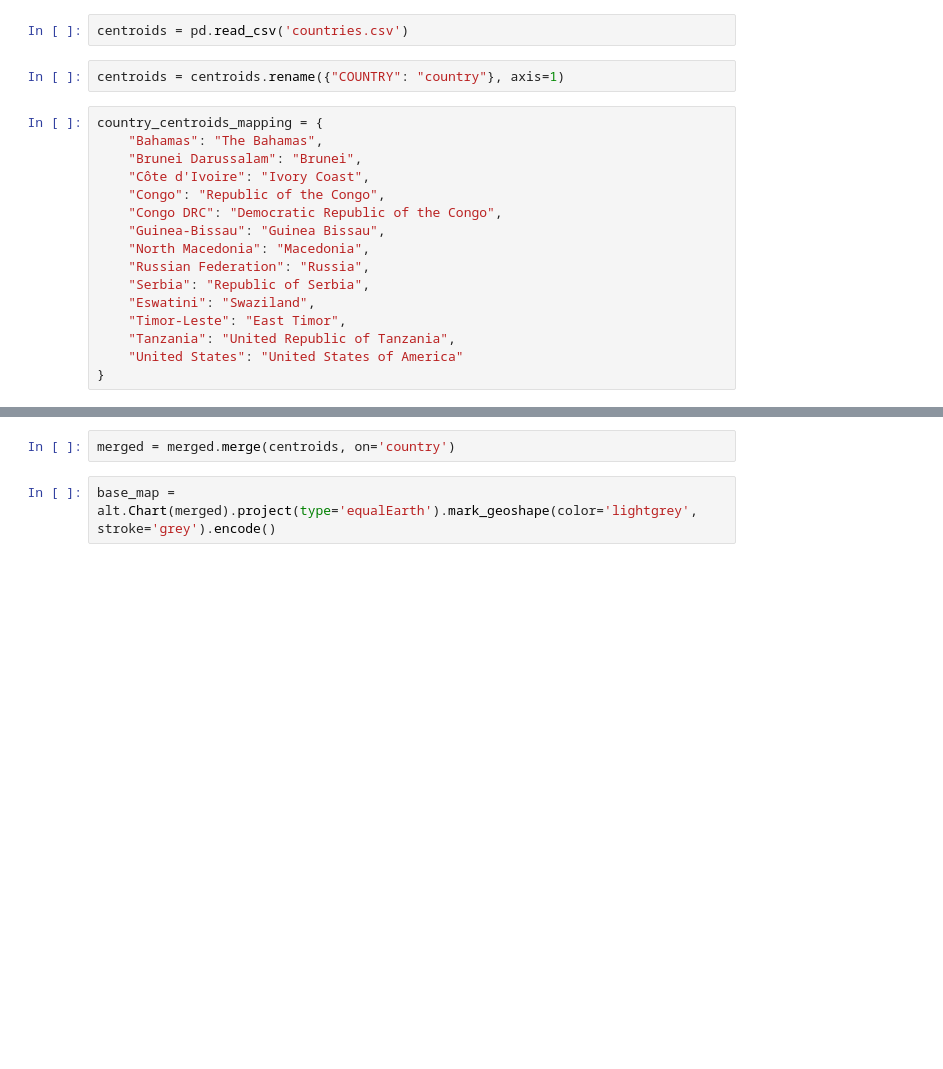
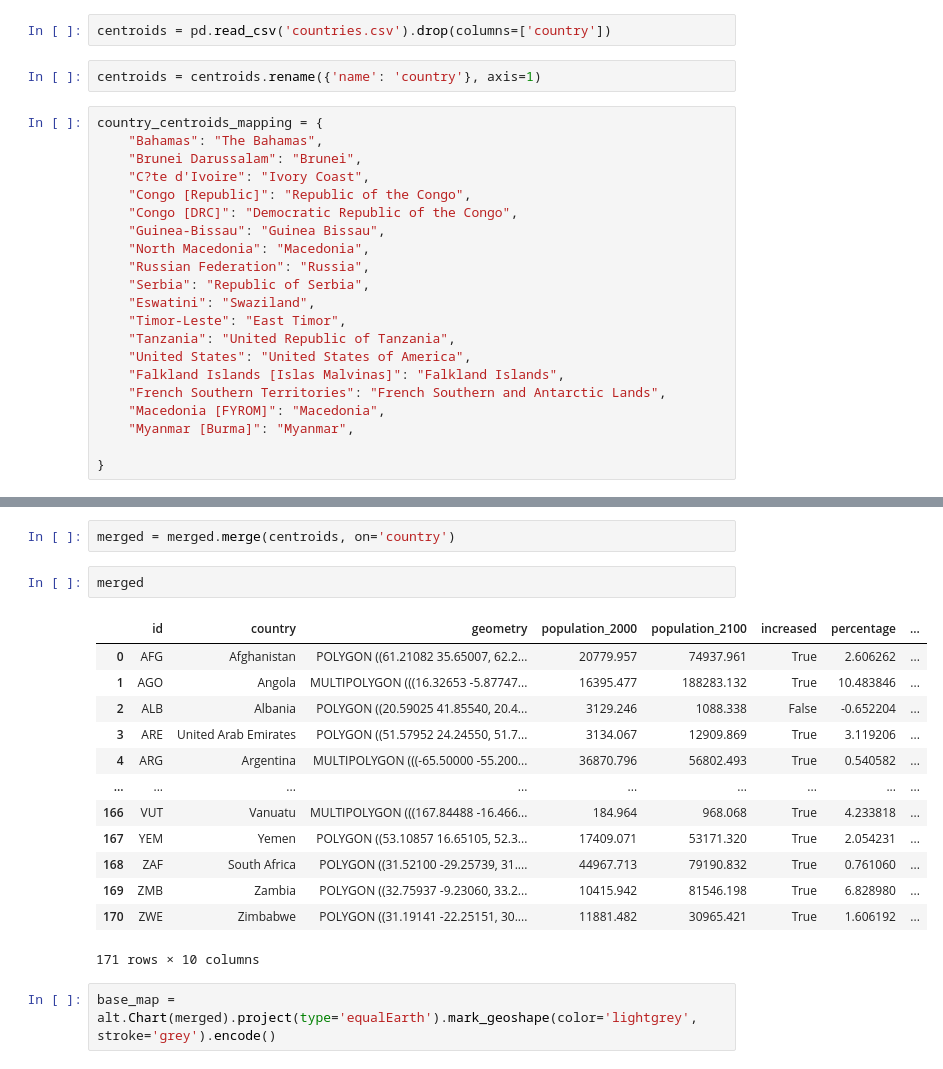
Before and after one commit to yatskivbohdan/UCU_Data_Visualization_2021, a Jupyter notebook: HW3/HW3.ipynb, the cells around one changed output, grey strips where cells are left out. Drawn from its saved outputs; the diff is of its cells as text; blank space fills up the shorter version.

Commit message:
Fixed centroids

```diff
--- a/HW3/HW3.ipynb
+++ b/HW3/HW3.ipynb
@@ -168,16 +168,16 @@ alt.Chart(merged).project(type='equalEarth').mark_geoshape(stroke='grey').encode
 # %% [markdown]
 ## Яким буде населення країн світу у 2100 році?
 # %%
-centroids = pd.read_csv('countries.csv')
+centroids = pd.read_csv('countries.csv').drop(columns=['country'])
 # %%
-centroids = centroids.rename({"COUNTRY": "country"}, axis=1)
+centroids = centroids.rename({'name': 'country'}, axis=1)
 # %%
 country_centroids_mapping = {
     "Bahamas": "The Bahamas",
     "Brunei Darussalam": "Brunei",
-    "Côte d'Ivoire": "Ivory Coast",
-    "Congo": "Republic of the Congo",
-    "Congo DRC": "Democratic Republic of the Congo",
+    "C?te d'Ivoire": "Ivory Coast",
+    "Congo [Republic]": "Republic of the Congo",
+    "Congo [DRC]": "Democratic Republic of the Congo",
     "Guinea-Bissau": "Guinea Bissau",
     "North Macedonia": "Macedonia",
     "Russian Federation": "Russia",
@@ -185,12 +185,33 @@ country_centroids_mapping = {
     "Eswatini": "Swaziland",
     "Timor-Leste": "East Timor",
     "Tanzania": "United Republic of Tanzania",
-    "United States": "United States of America"
+    "United States": "United States of America",
+    "Falkland Islands [Islas Malvinas]": "Falkland Islands",
+    "French Southern Territories": "French Southern and Antarctic Lands",
+    "Macedonia [FYROM]": "Macedonia",
+    "Myanmar [Burma]": "Myanmar",
+
 }
 # %%
 centroids = centroids.replace(country_centroids_mapping)
 # %%
 merged = merged.merge(centroids, on='country')
+# %%
+merged
+# %% [output]
+|  | id | country | geometry | population_2000 | population_2100 | increased | percentage | ... |
+| 0 | AFG | Afghanistan | POLYGON ((61.21082 35.65007, 62.2... | 20779.957 | 74937.961 | True | 2.606262 | ... |
+| 1 | AGO | Angola | MULTIPOLYGON (((16.32653 -5.87747... | 16395.477 | 188283.132 | True | 10.483846 | ... |
+| 2 | ALB | Albania | POLYGON ((20.59025 41.85540, 20.4... | 3129.246 | 1088.338 | False | -0.652204 | ... |
+| 3 | ARE | United Arab Emirates | POLYGON ((51.57952 24.24550, 51.7... | 3134.067 | 12909.869 | True | 3.119206 | ... |
+| 4 | ARG | Argentina | MULTIPOLYGON (((-65.50000 -55.200... | 36870.796 | 56802.493 | True | 0.540582 | ... |
+| ... | ... | ... | ... | ... | ... | ... | ... | ... |
+| 166 | VUT | Vanuatu | MULTIPOLYGON (((167.84488 -16.466... | 184.964 | 968.068 | True | 4.233818 | ... |
+| 167 | YEM | Yemen | POLYGON ((53.10857 16.65105, 52.3... | 17409.071 | 53171.320 | True | 2.054231 | ... |
+| 168 | ZAF | South Africa | POLYGON ((31.52100 -29.25739, 31.... | 44967.713 | 79190.832 | True | 0.761060 | ... |
+| 169 | ZMB | Zambia | POLYGON ((32.75937 -9.23060, 33.2... | 10415.942 | 81546.198 | True | 6.828980 | ... |
+| 170 | ZWE | Zimbabwe | POLYGON ((31.19141 -22.25151, 30.... | 11881.482 | 30965.421 | True | 1.606192 | ... |
+171 rows × 10 columns
 # %%
 base_map = alt.Chart(merged).project(type='equalEarth').mark_geoshape(color='lightgrey', stroke='grey').encode()
 # %%
```
Also changed, not shown: parts of 2 cells of this notebook, 2 other files.
